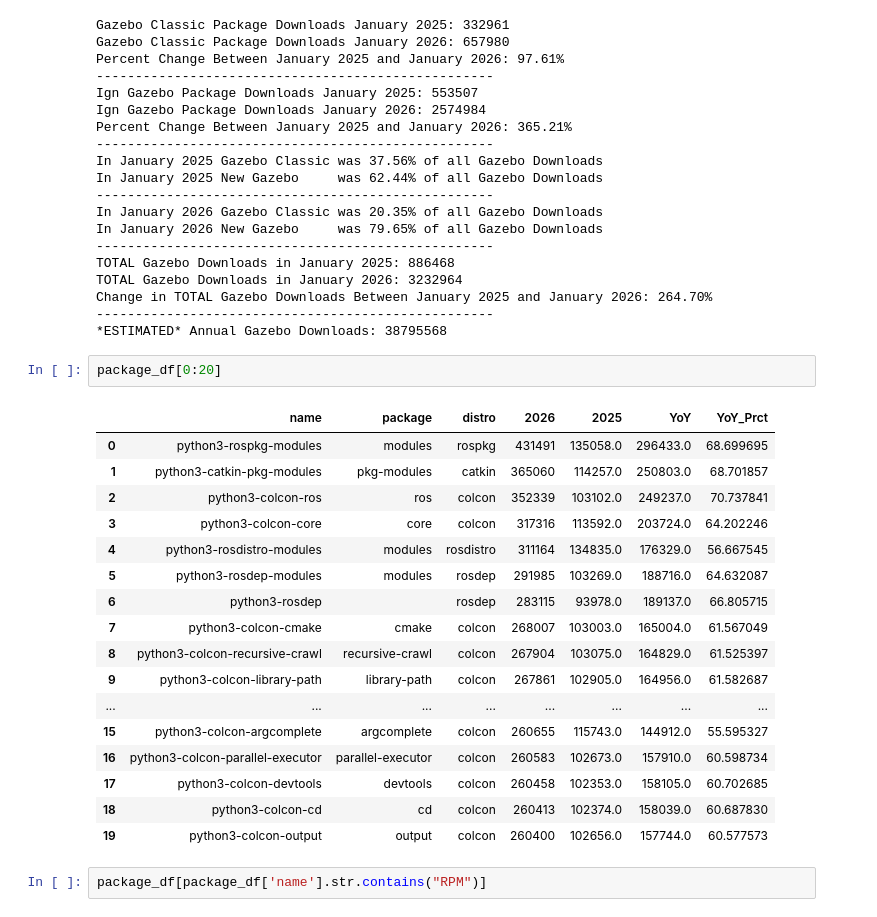
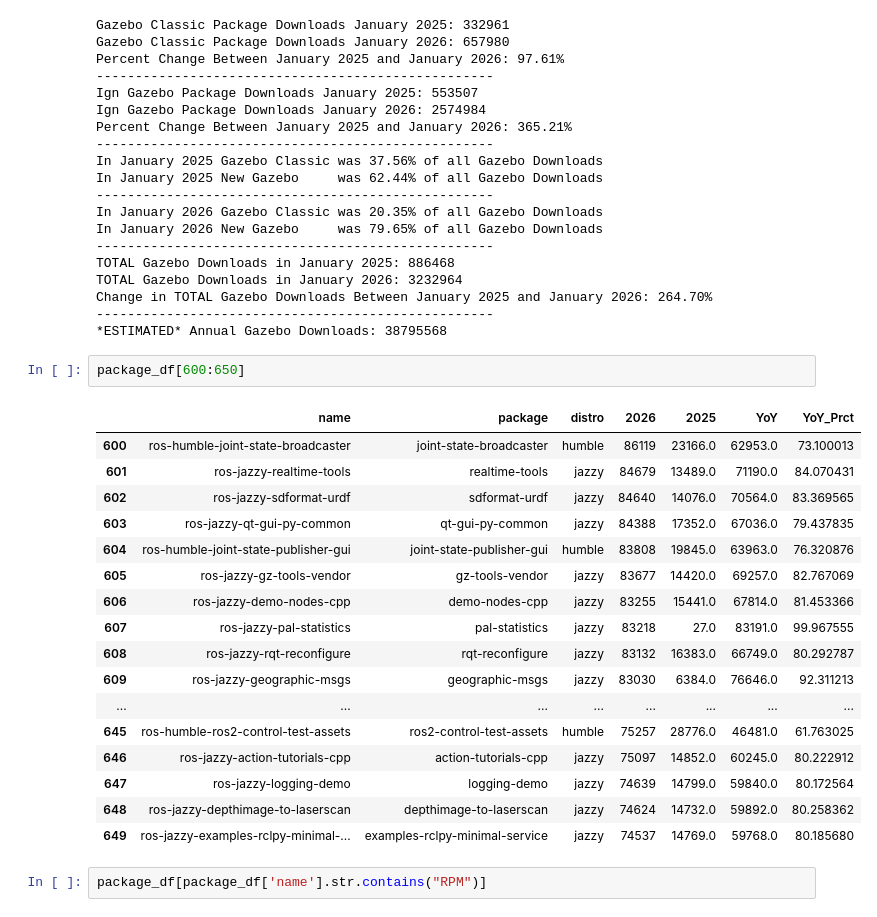
Before and after one commit to osrf/ros_metrics_analysis, a Jupyter notebook: notebooks/Jan2026MetricsReport.ipynb, the cells around one changed output. Drawn from its saved outputs; the diff is of its cells as text.

```diff
--- a/notebooks/Jan2026MetricsReport.ipynb
+++ b/notebooks/Jan2026MetricsReport.ipynb
@@ -428,26 +410,26 @@ TOTAL Gazebo Downloads in January 2026: 3232964
 Change in TOTAL Gazebo Downloads Between January 2025 and January 2026: 264.70%
 ---------------------------------------------------
 *ESTIMATED* Annual Gazebo Downloads: 38795568
-# %%
-package_df[0:20]
-# %% [output]
-|  | name | package | distro | 2026 | 2025 | YoY | YoY_Prct |
-| 0 | python3-rospkg-modules | modules | rospkg | 431491 | 135058.0 | 296433.0 | 68.699695 |
-| 1 | python3-catkin-pkg-modules | pkg-modules | catkin | 365060 | 114257.0 | 250803.0 | 68.701857 |
-| 2 | python3-colcon-ros | ros | colcon | 352339 | 103102.0 | 249237.0 | 70.737841 |
-| 3 | python3-colcon-core | core | colcon | 317316 | 113592.0 | 203724.0 | 64.202246 |
-| 4 | python3-rosdistro-modules | modules | rosdistro | 311164 | 134835.0 | 176329.0 | 56.667545 |
-| 5 | python3-rosdep-modules | modules | rosdep | 291985 | 103269.0 | 188716.0 | 64.632087 |
-| 6 | python3-rosdep |  | rosdep | 283115 | 93978.0 | 189137.0 | 66.805715 |
-| 7 | python3-colcon-cmake | cmake | colcon | 268007 | 103003.0 | 165004.0 | 61.567049 |
-| 8 | python3-colcon-recursive-crawl | recursive-crawl | colcon | 267904 | 103075.0 | 164829.0 | 61.525397 |
-| 9 | python3-colcon-library-path | library-path | colcon | 267861 | 102905.0 | 164956.0 | 61.582687 |
-| ... | ... | ... | ... | ... | ... | ... | ... |
-| 15 | python3-colcon-argcomplete | argcomplete | colcon | 260655 | 115743.0 | 144912.0 | 55.595327 |
-| 16 | python3-colcon-parallel-executor | parallel-executor | colcon | 260583 | 102673.0 | 157910.0 | 60.598734 |
-| 17 | python3-colcon-devtools | devtools | colcon | 260458 | 102353.0 | 158105.0 | 60.702685 |
-| 18 | python3-colcon-cd | cd | colcon | 260413 | 102374.0 | 158039.0 | 60.687830 |
-| 19 | python3-colcon-output | output | colcon | 260400 | 102656.0 | 157744.0 | 60.577573 |
+# %%
+package_df[600:650]
+# %% [output]
+|  | name | package | distro | 2026 | 2025 | YoY | YoY_Prct |
+| 600 | ros-humble-joint-state-broadcaster | joint-state-broadcaster | humble | 86119 | 23166.0 | 62953.0 | 73.100013 |
+| 601 | ros-jazzy-realtime-tools | realtime-tools | jazzy | 84679 | 13489.0 | 71190.0 | 84.070431 |
+| 602 | ros-jazzy-sdformat-urdf | sdformat-urdf | jazzy | 84640 | 14076.0 | 70564.0 | 83.369565 |
+| 603 | ros-jazzy-qt-gui-py-common | qt-gui-py-common | jazzy | 84388 | 17352.0 | 67036.0 | 79.437835 |
+| 604 | ros-humble-joint-state-publisher-gui | joint-state-publisher-gui | humble | 83808 | 19845.0 | 63963.0 | 76.320876 |
+| 605 | ros-jazzy-gz-tools-vendor | gz-tools-vendor | jazzy | 83677 | 14420.0 | 69257.0 | 82.767069 |
+| 606 | ros-jazzy-demo-nodes-cpp | demo-nodes-cpp | jazzy | 83255 | 15441.0 | 67814.0 | 81.453366 |
+| 607 | ros-jazzy-pal-statistics | pal-statistics | jazzy | 83218 | 27.0 | 83191.0 | 99.967555 |
+| 608 | ros-jazzy-rqt-reconfigure | rqt-reconfigure | jazzy | 83132 | 16383.0 | 66749.0 | 80.292787 |
+| 609 | ros-jazzy-geographic-msgs | geographic-msgs | jazzy | 83030 | 6384.0 | 76646.0 | 92.311213 |
+| ... | ... | ... | ... | ... | ... | ... | ... |
+| 645 | ros-humble-ros2-control-test-assets | ros2-control-test-assets | humble | 75257 | 28776.0 | 46481.0 | 61.763025 |
+| 646 | ros-jazzy-action-tutorials-cpp | action-tutorials-cpp | jazzy | 75097 | 14852.0 | 60245.0 | 80.222912 |
+| 647 | ros-jazzy-logging-demo | logging-demo | jazzy | 74639 | 14799.0 | 59840.0 | 80.172564 |
+| 648 | ros-jazzy-depthimage-to-laserscan | depthimage-to-laserscan | jazzy | 74624 | 14732.0 | 59892.0 | 80.258362 |
+| 649 | ros-jazzy-examples-rclpy-minimal-... | examples-rclpy-minimal-service | jazzy | 74537 | 14769.0 | 59768.0 | 80.185680 |
 # %%
 package_df[package_df['name'].str.contains("RPM")]
 # %% [output]
```
Also changed, not shown: parts of 5 cells of this notebook, 3 other files.
